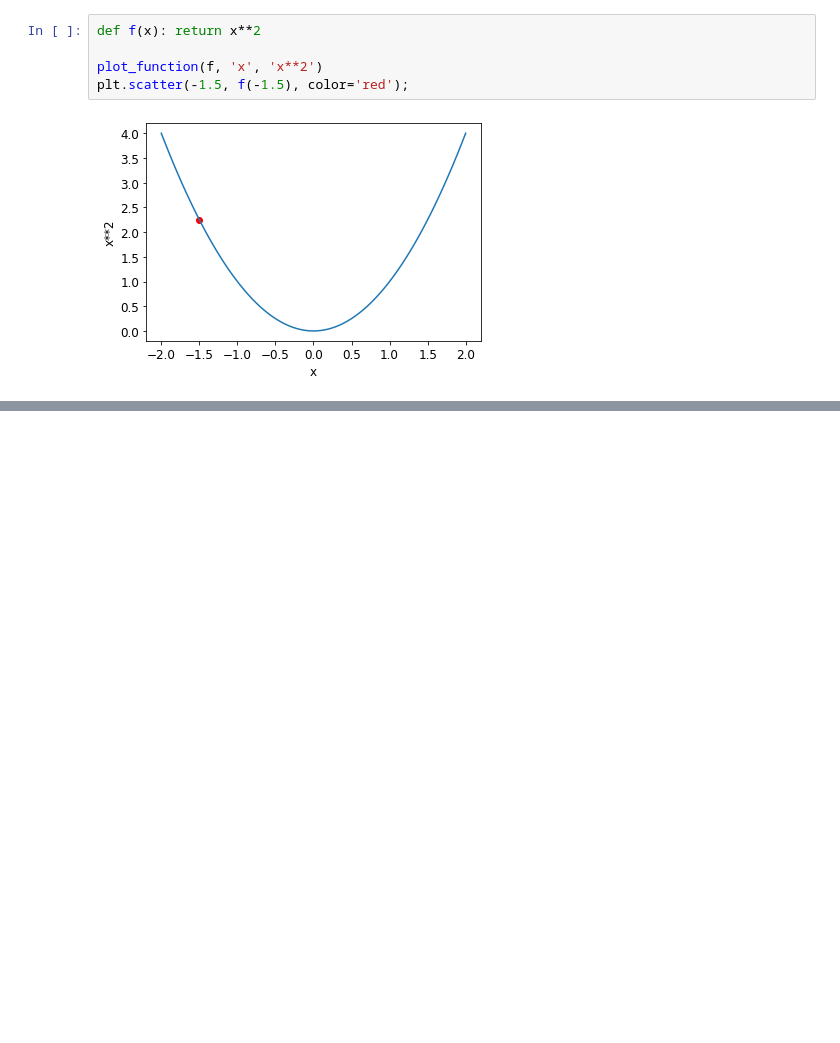
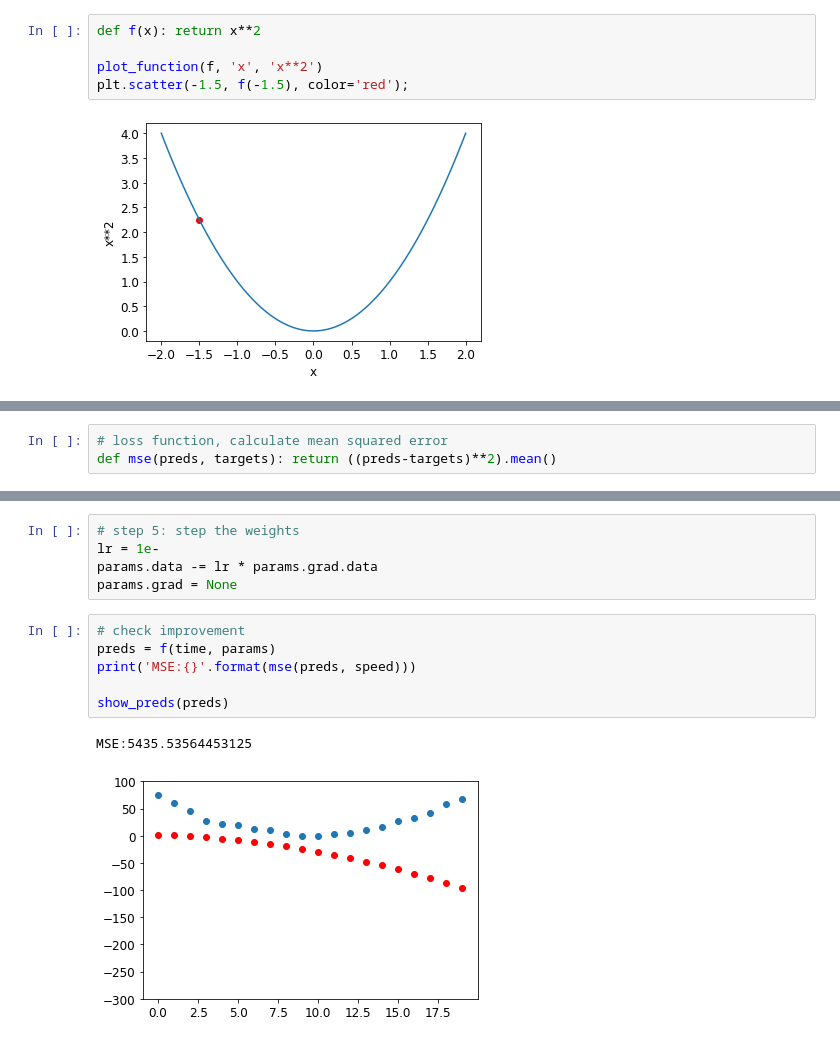
Before and after one commit to Yara-SK/Machine_Learning_Practice, a Jupyter notebook: Practical_Deep_Learning/chapter2/ch2_2_model_with_learning.ipynb, the cells around one changed output, grey strips where cells are left out. Saved outputs shown, nothing was run; the diff lists cells and outputs as text; blank space fills up the shorter version.

```diff
--- a/Practical_Deep_Learning/chapter2/ch2_2_model_with_learning.ipynb
+++ b/Practical_Deep_Learning/chapter2/ch2_2_model_with_learning.ipynb
@@ -14,0 +47,3 @@ yt.backward()
+# %%
+# loss function, calculate mean squared error
+def mse(preds, targets): return ((preds-targets)**2).mean()
@@ -14,0 +83,14 @@ yt.backward()
+# %%
+# step 5: step the weights
+lr = 1e-
+params.data -= lr * params.grad.data
+params.grad = None
+# %%
+# check improvement
+preds = f(time, params)
+print('MSE:{}'.format(mse(preds, speed)))
+
+show_preds(preds)
+# %% [output]
+MSE:5435.53564453125
+[figure, added]
```
Also changed, not shown: parts of 16 cells of this notebook.
